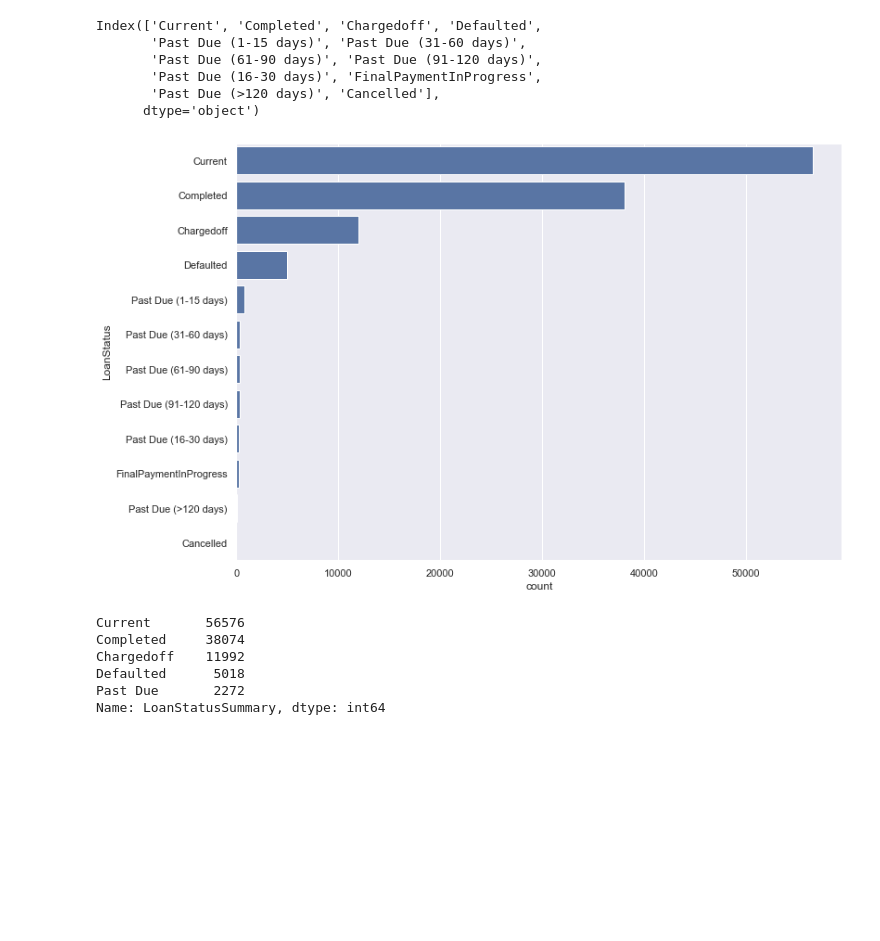
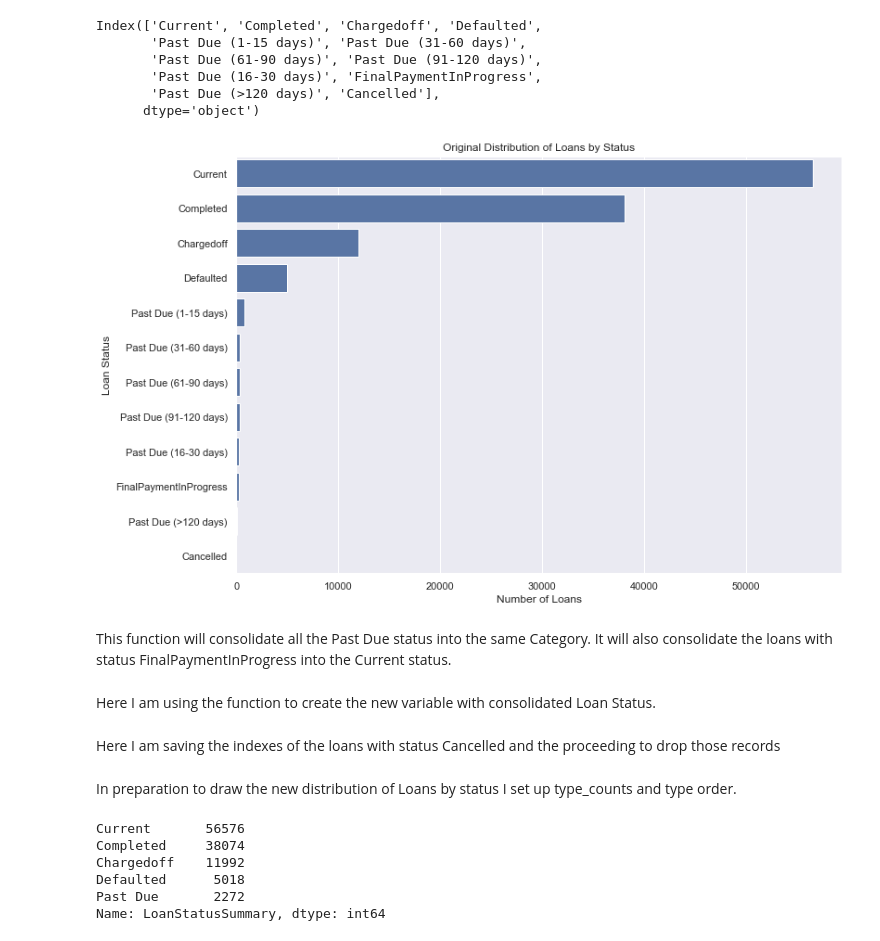
Before and after one commit to lizvqz/ProsperLoanDataAnalysis, a Jupyter notebook: exploration.ipynb, the cells around one changed output. Drawn from its saved outputs; the diff is of its cells as text; code cells hidden in the pictures; blank space fills up the shorter version.

```diff
--- a/exploration.ipynb
+++ b/exploration.ipynb
@@ -101,8 +106,13 @@ Index(['Current', 'Completed', 'Chargedoff', 'Defaulted',
 # %%
 base_color = sb.color_palette()[0]
 sb.countplot(data = df, y = 'LoanStatus', color = base_color, order = type_order);
+plt.title('Original Distribution of Loans by Status')
+plt.ylabel('Loan Status')
+plt.xlabel('Number of Loans');
 # %% [output]
-[figure, old version]
+[figure, new version]
+# %% [markdown]
+This function will consolidate all the Past Due status into the same Category. It will also consolidate the loans with status FinalPaymentInProgress into the Current status.
 # %%
 pastDueList = ['Past Due (1-15 days)', 'Past Due (31-60 days)',
        'Past Due (61-90 days)', 'Past Due (91-120 days)',
@@ -119,5 +129,9 @@ def LoanStatus(loan):
             return loan.LoanStatus
     except:
         exceptions.append(loan.ListingNumber)
+# %% [markdown]
+Here I am using the function to create the new variable with consolidated Loan Status.
 # %%
 df['LoanStatusSummary'] = df.apply(LoanStatus, axis = 1)
+# %% [markdown]
+Here I am saving the indexes of the loans with status Cancelled and the proceeding to drop those records
@@ -124,3 +141,5 @@ df['LoanStatusSummary'] = df.apply(LoanStatus, axis = 1)
+# %% [markdown]
+In preparation to draw the new distribution of Loans by status I set up type_counts and type order.
 # %%
 type_counts = df['LoanStatusSummary'].value_counts()
 type_order = type_counts.index
```
Also changed, not shown: parts of 90 cells of this notebook, 5 other files.
